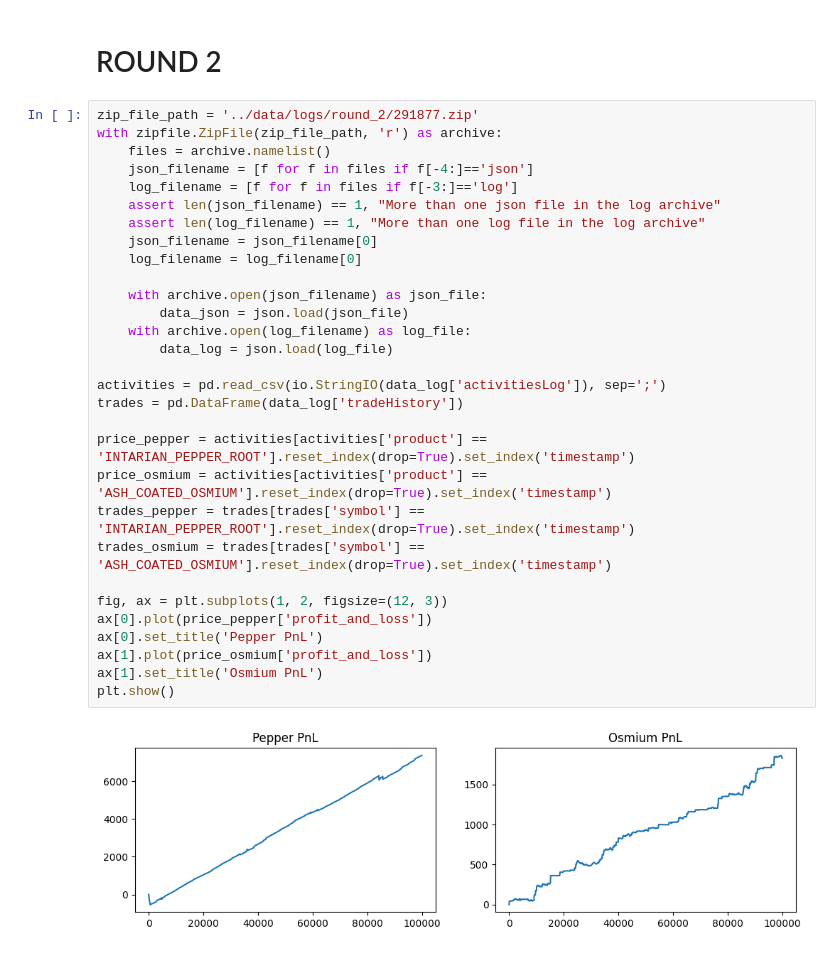
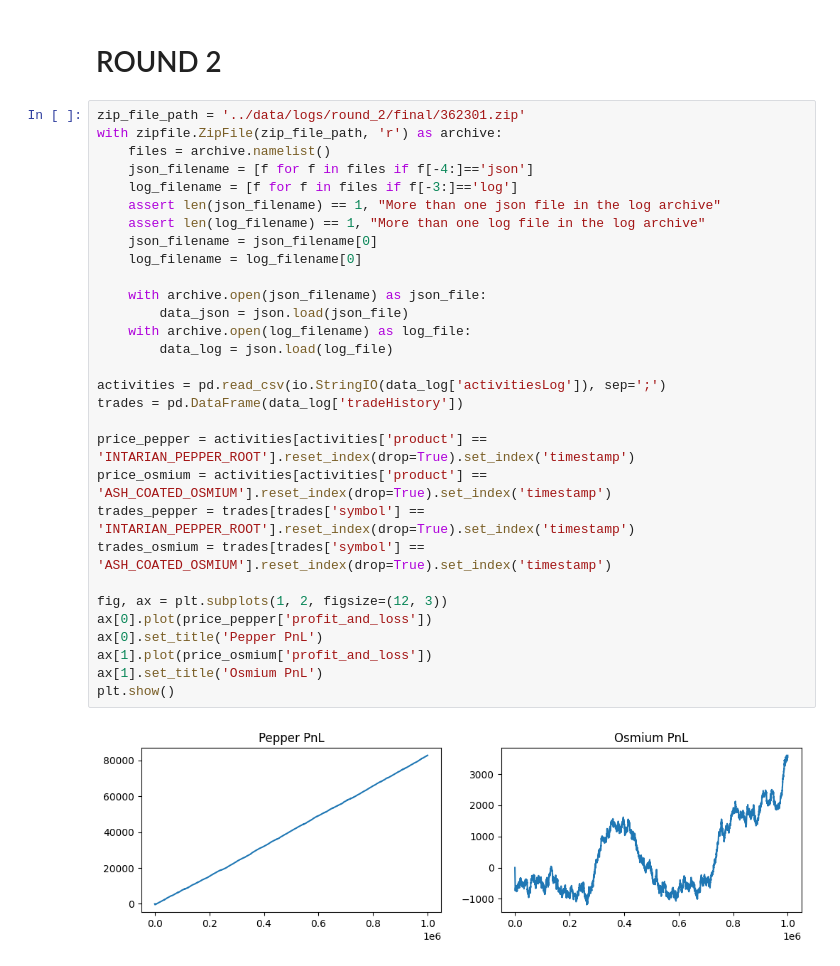
Before and after one commit to aemilani/imc-prosperity-4, a Jupyter notebook: notebooks/logs.ipynb, the cells around one changed output. Cells and saved outputs as stored; diff of their text form.

```diff
--- a/notebooks/logs.ipynb
+++ b/notebooks/logs.ipynb
@@ -125,34 +165,34 @@ plt.show()
 # %% [markdown]
 # ROUND 2
 # %%
-zip_file_path = '../data/logs/round_2/291877.zip'
+zip_file_path = '../data/logs/round_2/final/362301.zip'
 with zipfile.ZipFile(zip_file_path, 'r') as archive:
     files = archive.namelist()
     json_filename = [f for f in files if f[-4:]=='json']
     log_filename = [f for f in files if f[-3:]=='log']
     assert len(json_filename) == 1, "More than one json file in the log archive"
     assert len(log_filename) == 1, "More than one log file in the log archive"
     json_filename = json_filename[0]
     log_filename = log_filename[0]
 
     with archive.open(json_filename) as json_file:
         data_json = json.load(json_file)
     with archive.open(log_filename) as log_file:
         data_log = json.load(log_file)
 
 activities = pd.read_csv(io.StringIO(data_log['activitiesLog']), sep=';')
 trades = pd.DataFrame(data_log['tradeHistory'])
 
 price_pepper = activities[activities['product'] == 'INTARIAN_PEPPER_ROOT'].reset_index(drop=True).set_index('timestamp')
 price_osmium = activities[activities['product'] == 'ASH_COATED_OSMIUM'].reset_index(drop=True).set_index('timestamp')
 trades_pepper = trades[trades['symbol'] == 'INTARIAN_PEPPER_ROOT'].reset_index(drop=True).set_index('timestamp')
 trades_osmium = trades[trades['symbol'] == 'ASH_COATED_OSMIUM'].reset_index(drop=True).set_index('timestamp')
 
 fig, ax = plt.subplots(1, 2, figsize=(12, 3))
 ax[0].plot(price_pepper['profit_and_loss'])
 ax[0].set_title('Pepper PnL')
 ax[1].plot(price_osmium['profit_and_loss'])
 ax[1].set_title('Osmium PnL')
 plt.show()
 # %% [output]
-[figure, old version]
+[figure, new version]
```
Also changed, not shown: parts of 8 cells of this notebook, 9 other files.
